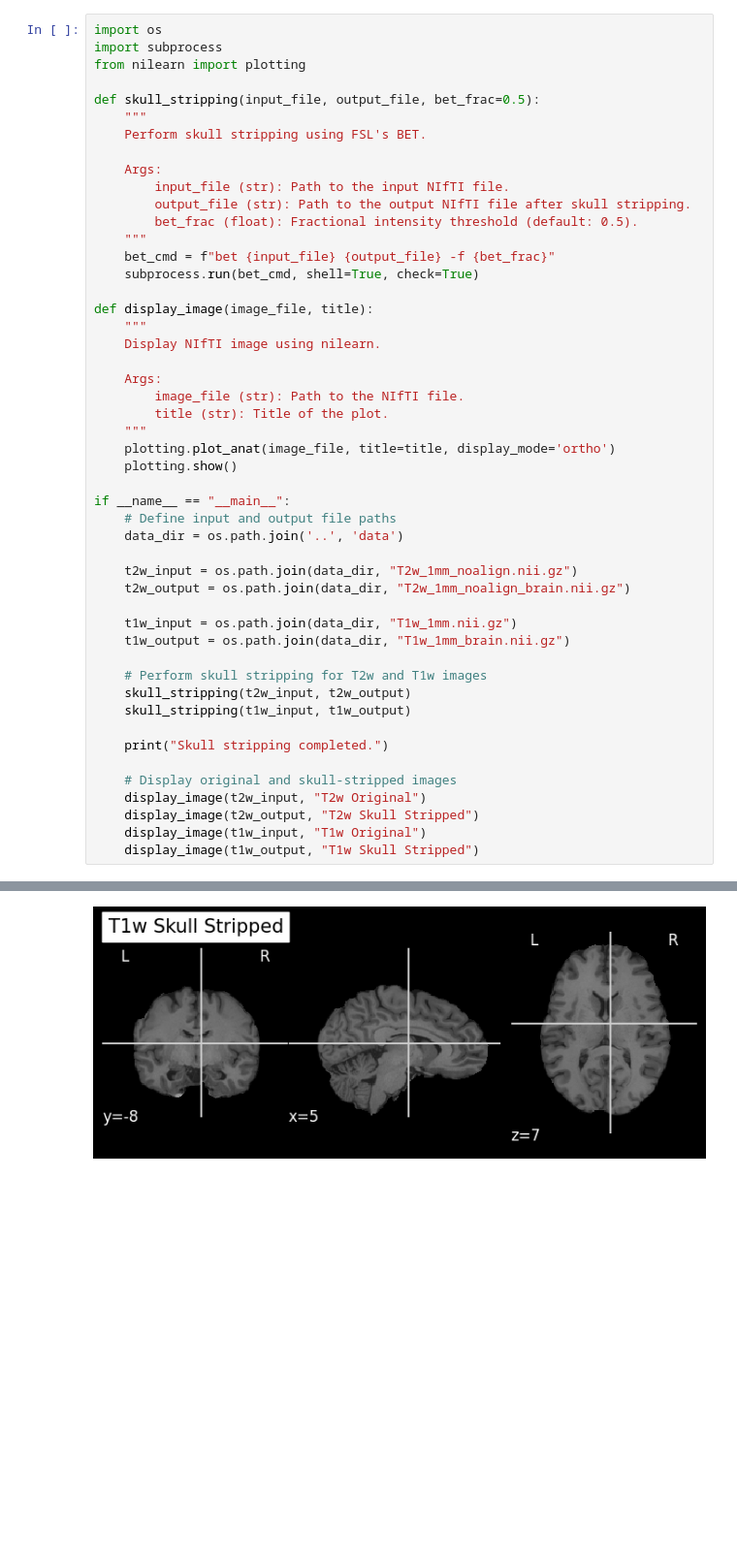
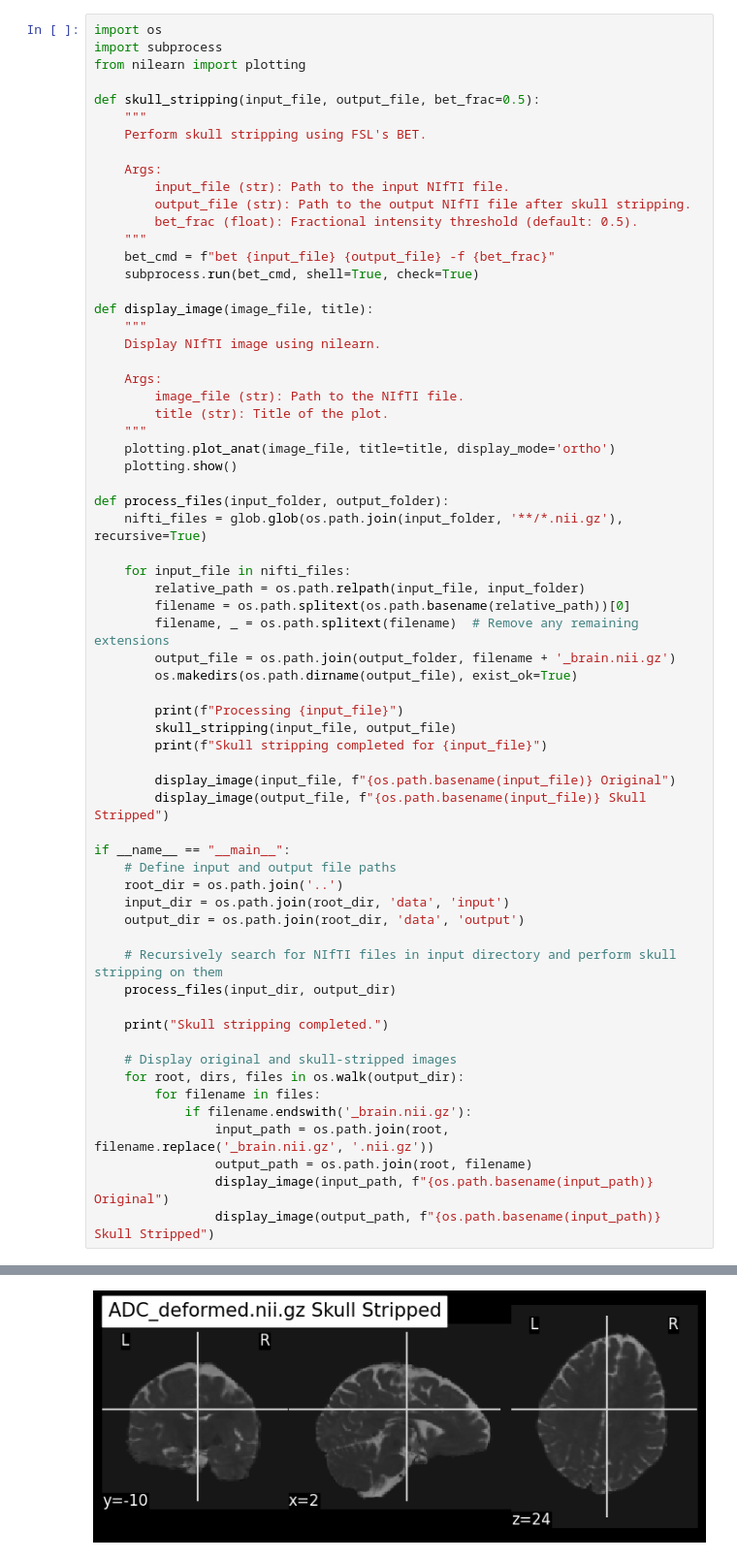
Before and after one commit to willblair0708/brain_imaging, a Jupyter notebook: code/skullstrip.ipynb, the cells around one changed output, grey strips where cells are left out. Shown: that part at 97% size. Cells and saved outputs as stored; diff of their text form; blank space fills up the shorter version.

```diff
--- a/code/skullstrip.ipynb
+++ b/code/skullstrip.ipynb
@@ -26,25 +26,40 @@ def display_image(image_file, title):
     plotting.plot_anat(image_file, title=title, display_mode='ortho')
     plotting.show()
 
+def process_files(input_folder, output_folder):
+    nifti_files = glob.glob(os.path.join(input_folder, '**/*.nii.gz'), recursive=True)
+
+    for input_file in nifti_files:
+        relative_path = os.path.relpath(input_file, input_folder)
+        filename = os.path.splitext(os.path.basename(relative_path))[0]
+        filename, _ = os.path.splitext(filename)  # Remove any remaining extensions
+        output_file = os.path.join(output_folder, filename + '_brain.nii.gz')
+        os.makedirs(os.path.dirname(output_file), exist_ok=True)
+
+        print(f"Processing {input_file}")
+        skull_stripping(input_file, output_file)
+        print(f"Skull stripping completed for {input_file}")
+
+        display_image(input_file, f"{os.path.basename(input_file)} Original")
+        display_image(output_file, f"{os.path.basename(input_file)} Skull Stripped")
+
 if __name__ == "__main__":
     # Define input and output file paths
-    data_dir = os.path.join('..', 'data')
+    root_dir = os.path.join('..')
+    input_dir = os.path.join(root_dir, 'data', 'input')
+    output_dir = os.path.join(root_dir, 'data', 'output')
 
-    t2w_input = os.path.join(data_dir, "T2w_1mm_noalign.nii.gz")
-    t2w_output = os.path.join(data_dir, "T2w_1mm_noalign_brain.nii.gz")
-
-    t1w_input = os.path.join(data_dir, "T1w_1mm.nii.gz")
-    t1w_output = os.path.join(data_dir, "T1w_1mm_brain.nii.gz")
-
-    # Perform skull stripping for T2w and T1w images
-    skull_stripping(t2w_input, t2w_output)
-    skull_stripping(t1w_input, t1w_output)
+    # Recursively search for NIfTI files in input directory and perform skull stripping on them
+    process_files(input_dir, output_dir)
 
     print("Skull stripping completed.")
 
     # Display original and skull-stripped images
-    display_image(t2w_input, "T2w Original")
-    display_image(t2w_output, "T2w Skull Stripped")
-    display_image(t1w_input, "T1w Original")
-    display_image(t1w_output, "T1w Skull Stripped")
+    for root, dirs, files in os.walk(output_dir):
+        for filename in files:
+            if filename.endswith('_brain.nii.gz'):
+                input_path = os.path.join(root, filename.replace('_brain.nii.gz', '.nii.gz'))
+                output_path = os.path.join(root, filename)
+                display_image(input_path, f"{os.path.basename(input_path)} Original")
+                display_image(output_path, f"{os.path.basename(input_path)} Skull Stripped")
 # %% [output]
@@ -55 +73 @@ Skull stripping completed.
-[figure, old version]
+[figure, new version]
```
Also changed, not shown: parts of 1 cell of this notebook, 45 other files.
